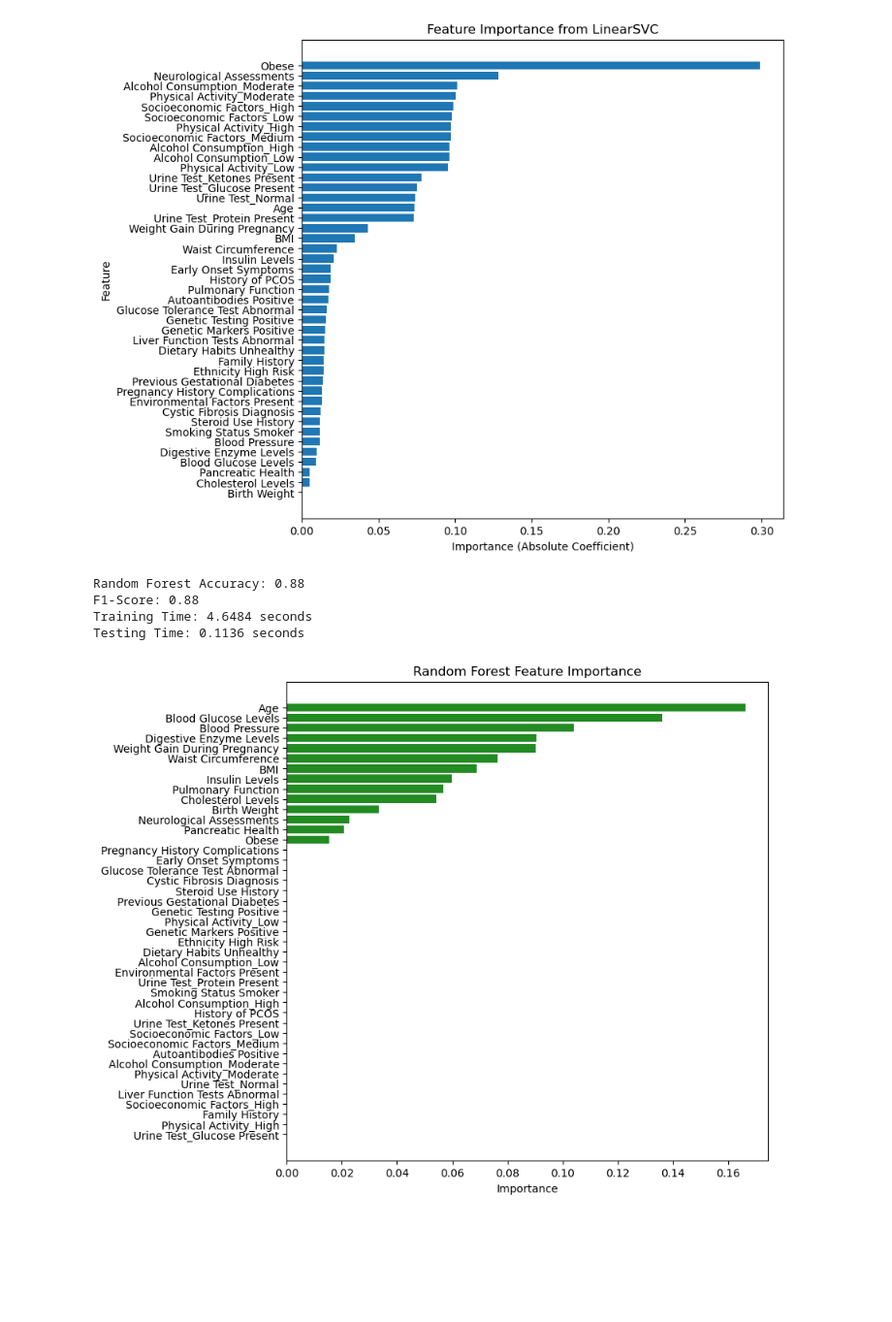
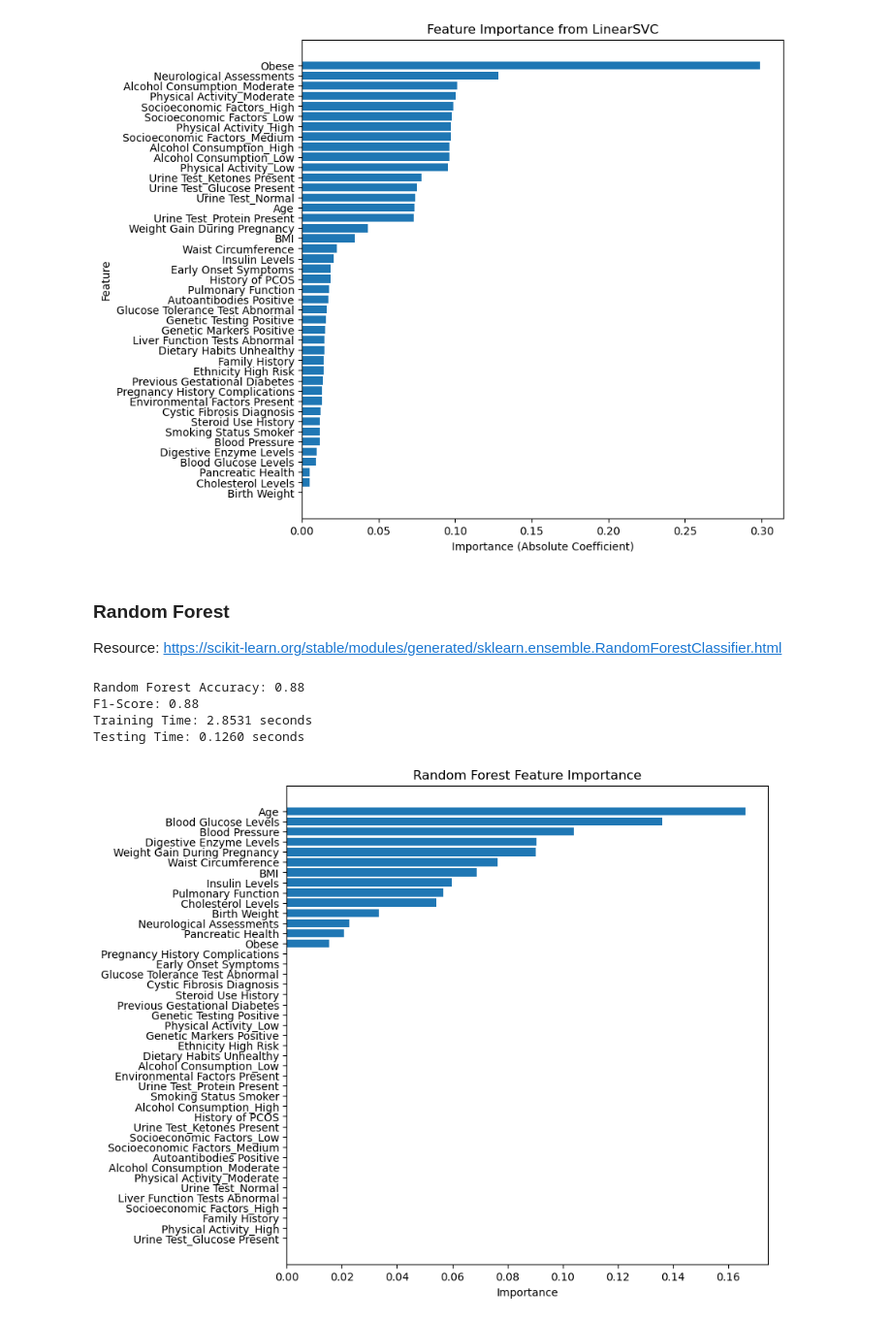
Before and after one commit to EddieMcGowan/Diabetes_Classification_Model, a Jupyter notebook: DSCI 441 Milestone 1.ipynb, the cells around one changed output. Shown at 97% size. Drawn from its saved outputs; the diff is of its cells as text; code cells hidden in the pictures; blank space fills up the shorter version.

```diff
--- a/DSCI 441 Milestone 1.ipynb
+++ b/DSCI 441 Milestone 1.ipynb
@@ -817,6 +817,9 @@ plt.gca().invert_yaxis()
 plt.show()
 # %% [output]
 [figure]
+# %% [markdown]
+### Random Forest
+Resource: https://scikit-learn.org/stable/modules/generated/sklearn.ensemble.RandomForestClassifier.html
 # %%
 from sklearn.ensemble import RandomForestClassifier
 
@@ -827,13 +830,14 @@ y = diabetes_encoded["Target"]
 # Split data
 X_train, X_test, y_train, y_test = train_test_split(X, y, test_size=0.2, random_state=95)
 
-# Train Random Forest (optimized for safety)
+# Train Random Forest
+# Optimized the parameters so that it runs on my comptuer
 start_train = time.time()
 rf = RandomForestClassifier(
     n_estimators=100,     # Number of trees
     max_depth=10,         # Limit depth to control complexity
-    random_state=95
- #   ,n_jobs=-1             # Use all available cores
+    random_state=95,
+    n_jobs=-1             # Use all available cores
 )
 rf.fit(X_train, y_train)
 end_train = time.time()
@@ -856,23 +860,23 @@ print(f"Testing Time: {testing_time:.4f} seconds")
 # %% [output]
 Random Forest Accuracy: 0.88
 F1-Score: 0.88
-Training Time: 4.6484 seconds
-Testing Time: 0.1136 seconds
+Training Time: 2.8531 seconds
+Testing Time: 0.1260 seconds
 # %%
 # Feature importance
 importances = rf.feature_importances_
 feature_names = X.columns
 importance_df = pd.DataFrame({
     "Feature": feature_names,
     "Importance": importances
 }).sort_values(by="Importance", ascending=False)
 
 # Plot
 plt.figure(figsize=(8, 8))
-plt.barh(importance_df["Feature"], importance_df["Importance"], color="forestgreen")
+plt.barh(importance_df["Feature"], importance_df["Importance"])
 plt.xlabel("Importance")
 plt.title("Random Forest Feature Importance")
 plt.gca().invert_yaxis()
 plt.show()
 # %% [output]
-[figure, old version]
+[figure, new version]
```
Also changed, not shown: parts of 20 cells of this notebook, 1 other file.
